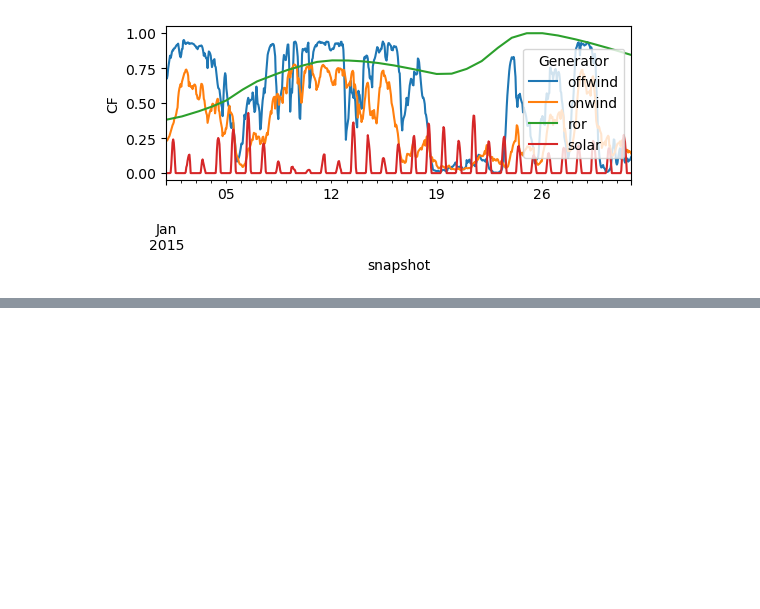
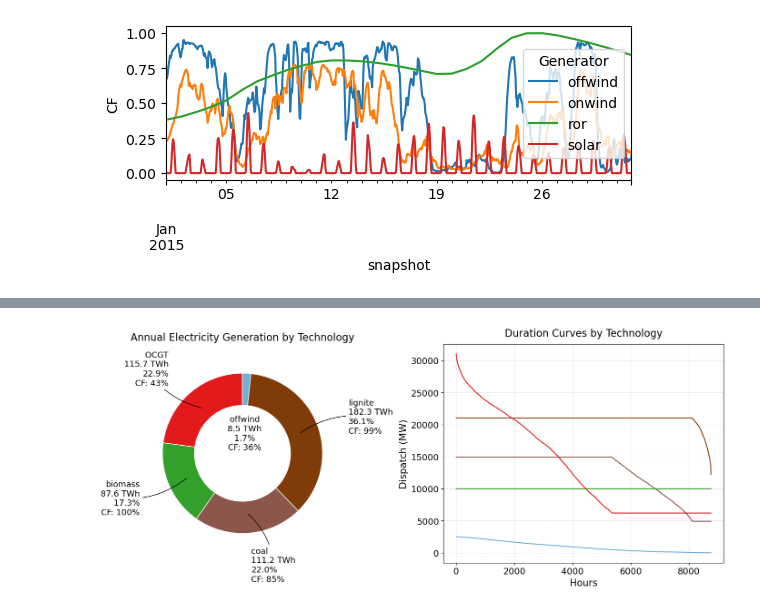
Before and after one commit to jowie1508/46770_IEG, a Jupyter notebook: Part_A_analysis.ipynb, the cells around one changed output, grey strips where cells are left out. Saved outputs shown, nothing was run; the diff lists cells and outputs as text; code cells hidden in the pictures; blank space fills up the shorter version.

```diff
--- a/Part_A_analysis.ipynb
+++ b/Part_A_analysis.ipynb
@@ -122,0 +155,99 @@ network.generators_t.p.loc["2015-01-15":"2015-01-21"]
+# %%
+# Total energy generation (MWh) weighted by time
+generation_by_generator = (
+    network.generators_t.p
+    .mul(network.snapshot_weightings.generators, axis=0)
+    .sum()
+)
+
+# Group by carrier (e.g. 'solar', 'onwind', etc.)
+generation_by_carrier = (
+    generation_by_generator
+    .groupby(network.generators.carrier)
+    .sum()
+    .div(1e6)  # MWh → TWh
+)
+
+# Compute capacity factors per carrier (renaming biomass CHP)
+cf = (
+    network.generators_t.p.sum()
+    / (network.generators.p_nom_opt * 8760)
+)
+cf_by_carrier = (
+    cf.groupby(network.generators.carrier.replace("biomass CHP", "biomass"))
+    .mean()
+    .sort_values(ascending=False)
+)
+
+# Prepare generation data (renaming biomass CHP)
+generation_by_carrier_renamed = generation_by_carrier.rename(index={"biomass CHP": "biomass"})
+labels = generation_by_carrier_renamed.index
+sizes = generation_by_carrier_renamed.values
+# Update color map so "biomass" reuses the "biomass CHP" color
+color_map["biomass"] = color_map.get("biomass CHP", "#00aa00")  # fallback green if not defined
+
+# Filter non-zero values
+mask = sizes > 0
+labels = labels[mask]
+sizes = sizes[mask]
+colors_filtered = [color_map.get(label, "#999999") for label in labels]
+
+# Setup layout: donut chart (left), duration curve (right)
+fig, (ax1, ax2) = plt.subplots(1, 2, figsize=(14, 6), gridspec_kw={'width_ratios': [1, 1.4]})
+
+# --- Donut Chart ---
+wedges, texts = ax1.pie(
+    sizes,
+    labels=None,
+    startangle=90,
+    colors=colors_filtered,
+    wedgeprops=dict(width=0.4, edgecolor='white')
+)
+
+for i, (wedge, label, value) in enumerate(zip(wedges, labels, sizes)):
+    angle = (wedge.theta2 + wedge.theta1) / 2
+    x = np.cos(np.deg2rad(angle))
+    y = np.sin(np.deg2rad(angle))
+    ha = 'left' if x > 0 else 'right'
+
+    percent = value / sizes.sum() * 100
+    cf_val = cf_by_carrier.get(label, np.nan)
+    annotation = f"{label}\n{value:.1f} TWh\n{percent:.1f}%"
+    if not np.isnan(cf_val):
+        annotation += f"\nCF: {cf_val:.0%}"
+
+    if label == "offwind":
+        ax1.text(x * 0.5, y * 0.25, annotation, ha="center", va="center", fontsize=13)
+    else:
+        ax1.annotate(
+            annotation,
+            xy=(x * 0.75, y * 0.75),
+            xytext=(x * 1.4, y * 1.4),
+            ha=ha,
+            va='center',
+            arrowprops=dict(arrowstyle='-', connectionstyle='arc3,rad=0.2'),
+            fontsize=13
+        )
+
+ax1.set_title("Annual Electricity Generation by Technology", fontsize=16, pad=20)
+
+# --- Duration Curve ---
+for tech in network.generators.carrier.unique():
+    carrier = "biomass" if tech == "biomass CHP" else tech
+    gen_ids = network.generators.index[network.generators.carrier == tech]
+    dispatch = network.generators_t.p[gen_ids].sum(axis=1)
+    if dispatch.sum() == 0:
+        continue
+    dispatch_sorted = dispatch.sort_values(ascending=False).reset_index(drop=True)
+    ax2.plot(dispatch_sorted, label=carrier, color=color_map.get(carrier, "#999999"))
+
+ax2.set_title("Duration Curves by Technology", fontsize=16, pad=12)
+ax2.set_ylabel("Dispatch (MW)", fontsize=15)
+ax2.set_xlabel("Hours", fontsize=15)
+ax2.grid(True, linestyle="--", alpha=0.4)
+ax2.tick_params(labelsize=14)
+
+plt.tight_layout()
+plt.show()
+# %% [output]
+[figure, added]
```
Also changed, not shown: parts of 6 cells of this notebook, 1 other file.
